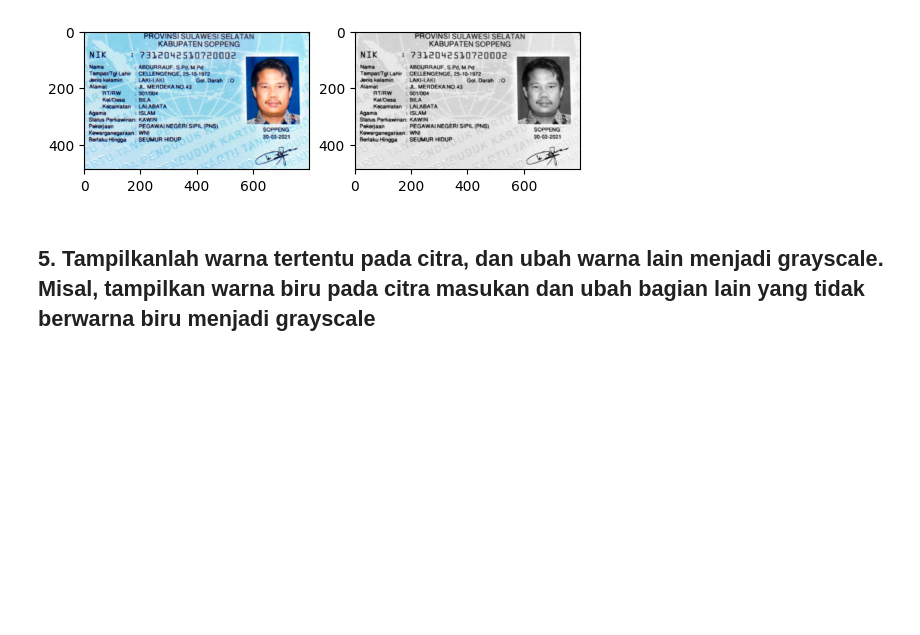
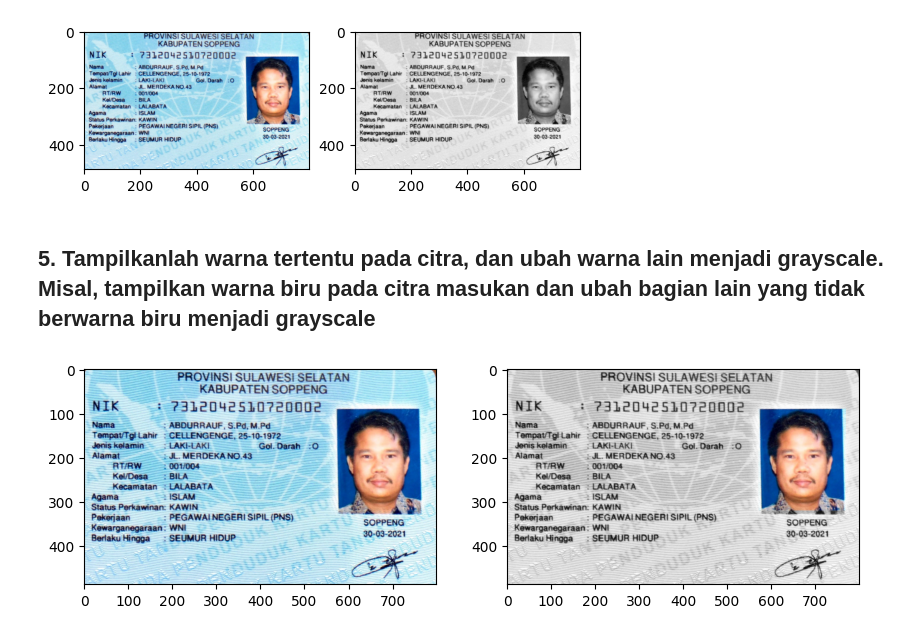
Before and after one commit to RizaldyAli/PCVK_Ganjil_2023, a Jupyter notebook: week03.ipynb, the cells around one changed output. Cells and saved outputs as stored; diff of their text form; code cells hidden in the pictures; blank space fills up the shorter version.

```diff
--- a/week03.ipynb
+++ b/week03.ipynb
@@ -155,3 +155,42 @@ ax[1].imshow(gray_img_lum, cmap = 'gray')
 [figure]
 # %% [markdown]
 ## 5. Tampilkanlah warna tertentu pada citra, dan ubah warna lain menjadi grayscale. Misal, tampilkan warna biru pada citra masukan dan ubah bagian lain yang tidak berwarna biru menjadi grayscale
+# %%
+import cv2
+import numpy as np
+import matplotlib.pyplot as plt
+
+image = cv2.imread('/content/drive/MyDrive/PCVK_Ganjil 2023/Images/KTP.jpeg')
+result_image = image.copy()
+
+# Koordinat sudut kiri atas dan kanan bawah dari area yang akan dikecualikan dari grayscale
+x1, y1 = 570, 90  # Koordinat sudut kiri atas
+x2, y2 = 767, 320  # Koordinat sudut kanan bawah
+
+# Loop melalui setiap piksel dalam citra
+for y in range(image.shape[0]):
+    for x in range(image.shape[1]):
+        # Periksa apakah piksel berada di dalam area yang akan dikecualikan
+        if x1 <= x <= x2 and y1 <= y <= y2:
+            # Jika dalam area yang akan dikecualikan, salin warna asli dari citra asli
+            result_image[y, x] = image[y, x]
+        else:
+            # Jika di luar area yang akan dikecualikan, konversi piksel menjadi grayscale
+            gray_value = np.mean(image[y, x])
+            result_image[y, x] = [gray_value, gray_value, gray_value]  # Jadikan piksel menjadi grayscale
+
+# Tampilkan citra hasil dengan menggunakan matplotlib
+
+plt.figure(figsize=(10, 5))
+
+plt.subplot(1, 2, 1)
+plt.imshow(cv.cvtColor(image, cv.COLOR_BGR2RGB))
+plt.axis('on')
+
+plt.subplot(1, 2, 2)
+plt.imshow(cv.cvtColor(result_image, cv.COLOR_BGR2RGB))
+plt.axis('on')
+
+plt.show()
+# %% [output]
+[figure, added]
```
